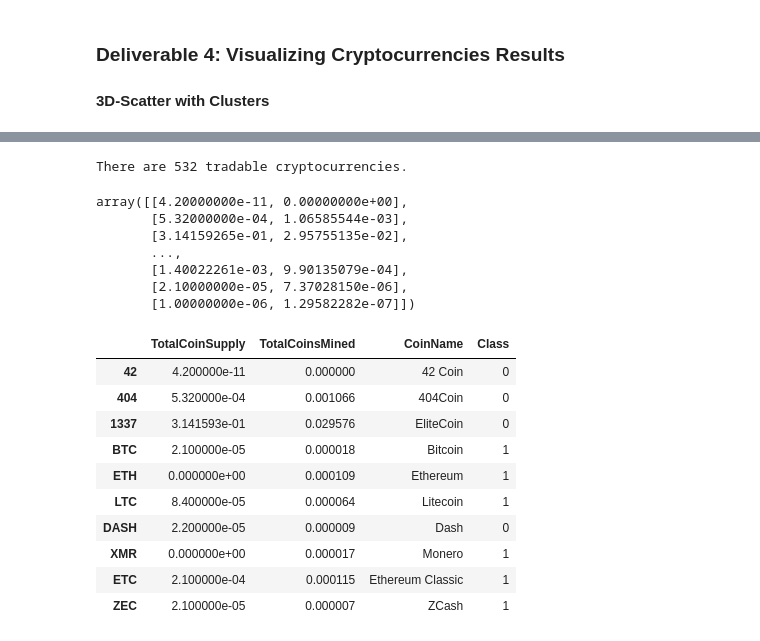
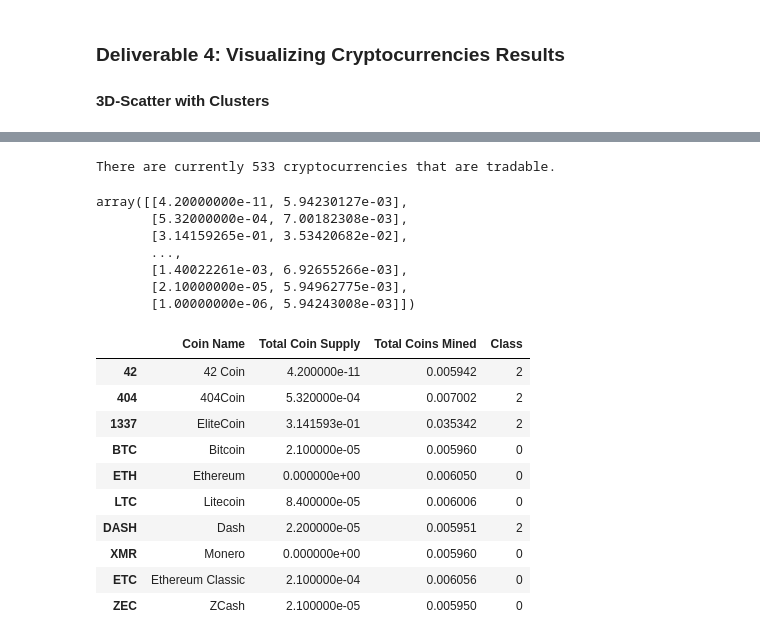
Before and after one commit to bkuropa/Cryptocurrencies, a Jupyter notebook: crypto_clustering.ipynb, the cells around one changed output, grey strips where cells are left out. Cells and saved outputs as stored; diff of their text form; code cells hidden in the pictures.

```diff
--- a/crypto_clustering.ipynb
+++ b/crypto_clustering.ipynb
@@ -239,11 +262,12 @@ df_crypto_pca
 Running K-Means with `k=4`
 # %%
 # Initialize the K-Means model.
-# YOUR CODE HERE
+model = KMeans(n_clusters=4, random_state = 1)
 
 # Fit the model
-# YOUR CODE HERE
+model.fit(df_crypto_pca)
 
 # Predict clusters
-# YOUR CODE HERE
+predictions = model.predict(df_crypto_pca)
+predictions
 # %% [output]
@@ -267,13 +291,17 @@ array([0, 0, 0, 1, 1, 1, 0, 1, 1, 1, 0, 1, 0, 0, 1, 0, 1, 1, 0, 0, 1, 1,
 # %%
 # Create a new DataFrame including predicted clusters and cryptocurrencies features.
 # Concatentate the crypto_df and pcs_df DataFrames on the same columns.
-# YOUR CODE HERE
-
-#  Add a new column, "CoinName" to the clustered_df DataFrame that holds the names of the cryptocurrencies.
-# YOUR CODE HERE
-
-#  Add a new column, "Class" to the clustered_df DataFrame that holds the predictions.
-# YOUR CODE HERE
+clustered_df = pd.DataFrame({
+    "Coin Name": crypto_names,
+    "Algorithm": crypto1.Algorithm,
+    "Proof Type": crypto1.ProofType,
+    "Total Coins Mined": crypto1.TotalCoinsMined,
+    "Total Coin Supply": crypto1.TotalCoinSupply,
+    "PC 1": df_crypto_pca["PC 1"],
+    "PC 2": df_crypto_pca["PC 2"],
+    "PC 3": df_crypto_pca["PC 3"],
+    "Class": model.labels_
+}, index = crypto1.index)
 
 # Print the shape of the clustered_df
 print(clustered_df.shape)
@@ -309,39 +351,41 @@ clustered_df.head(10)
 # %%
 # Print the total number of tradable cryptocurrencies.
-# YOUR CODE HERE
+ntc = clustered_df["Coin Name"].count()
+print(f'There are currently {ntc} cryptocurrencies that are tradable.')
 # %% [output]
-There are 532 tradable cryptocurrencies.
+There are currently 533 cryptocurrencies that are tradable.
 # %%
 # Scaling data to create the scatter plot with tradable cryptocurrencies.
-# YOUR CODE HERE
+scaled_ar = MinMaxScaler().fit_transform(clustered_df[["Total Coin Supply", "Total Coins Mined"]])
+scaled_ar
 # %% [output]
-array([[4.20000000e-11, 0.00000000e+00],
-       [5.32000000e-04, 1.06585544e-03],
-       [3.14159265e-01, 2.95755135e-02],
+array([[4.20000000e-11, 5.94230127e-03],
+       [5.32000000e-04, 7.00182308e-03],
+       [3.14159265e-01, 3.53420682e-02],
        ...,
-       [1.40022261e-03, 9.90135079e-04],
-       [2.10000000e-05, 7.37028150e-06],
-       [1.00000000e-06, 1.29582282e-07]])
+       [1.40022261e-03, 6.92655266e-03],
+       [2.10000000e-05, 5.94962775e-03],
+       [1.00000000e-06, 5.94243008e-03]])
 # %%
-# Create a new DataFrame that has the scaled data with the clustered_df DataFrame index.
-# YOUR CODE HERE
-
+plot_df = pd.DataFrame(
+    data = scaled_ar,columns = ["Total Coin Supply","Total Coins Mined"], index = clustered_df.index
+)
 # Add the "CoinName" column from the clustered_df DataFrame to the new DataFrame.
-# YOUR CODE HERE
+plot_df.insert(0,"Coin Name",clustered_df["Coin Name"] )
 
 # Add the "Class" column from the clustered_df DataFrame to the new DataFrame.
-# YOUR CODE HERE
+plot_df = pd.concat([plot_df,clustered_df["Class"]],axis =1)
 
 plot_df.head(10)
 # %% [output]
-|  | TotalCoinSupply | TotalCoinsMined | CoinName | Class |
-| 42 | 4.200000e-11 | 0.000000 | 42 Coin | 0 |
-| 404 | 5.320000e-04 | 0.001066 | 404Coin | 0 |
-| 1337 | 3.141593e-01 | 0.029576 | EliteCoin | 0 |
-| BTC | 2.100000e-05 | 0.000018 | Bitcoin | 1 |
-| ETH | 0.000000e+00 | 0.000109 | Ethereum | 1 |
-| LTC | 8.400000e-05 | 0.000064 | Litecoin | 1 |
-| DASH | 2.200000e-05 | 0.000009 | Dash | 0 |
-| XMR | 0.000000e+00 | 0.000017 | Monero | 1 |
-| ETC | 2.100000e-04 | 0.000115 | Ethereum Classic | 1 |
-| ZEC | 2.100000e-05 | 0.000007 | ZCash | 1 |
+|  | Coin Name | Total Coin Supply | Total Coins Mined | Class |
+| 42 | 42 Coin | 4.200000e-11 | 0.005942 | 2 |
+| 404 | 404Coin | 5.320000e-04 | 0.007002 | 2 |
+| 1337 | EliteCoin | 3.141593e-01 | 0.035342 | 2 |
+| BTC | Bitcoin | 2.100000e-05 | 0.005960 | 0 |
+| ETH | Ethereum | 0.000000e+00 | 0.006050 | 0 |
+| LTC | Litecoin | 8.400000e-05 | 0.006006 | 0 |
+| DASH | Dash | 2.200000e-05 | 0.005951 | 2 |
+| XMR | Monero | 0.000000e+00 | 0.005960 | 0 |
+| ETC | Ethereum Classic | 2.100000e-04 | 0.006056 | 0 |
+| ZEC | ZCash | 2.100000e-05 | 0.005950 | 0 |
```
Also changed, not shown: parts of 11 cells of this notebook, 7 other files.
